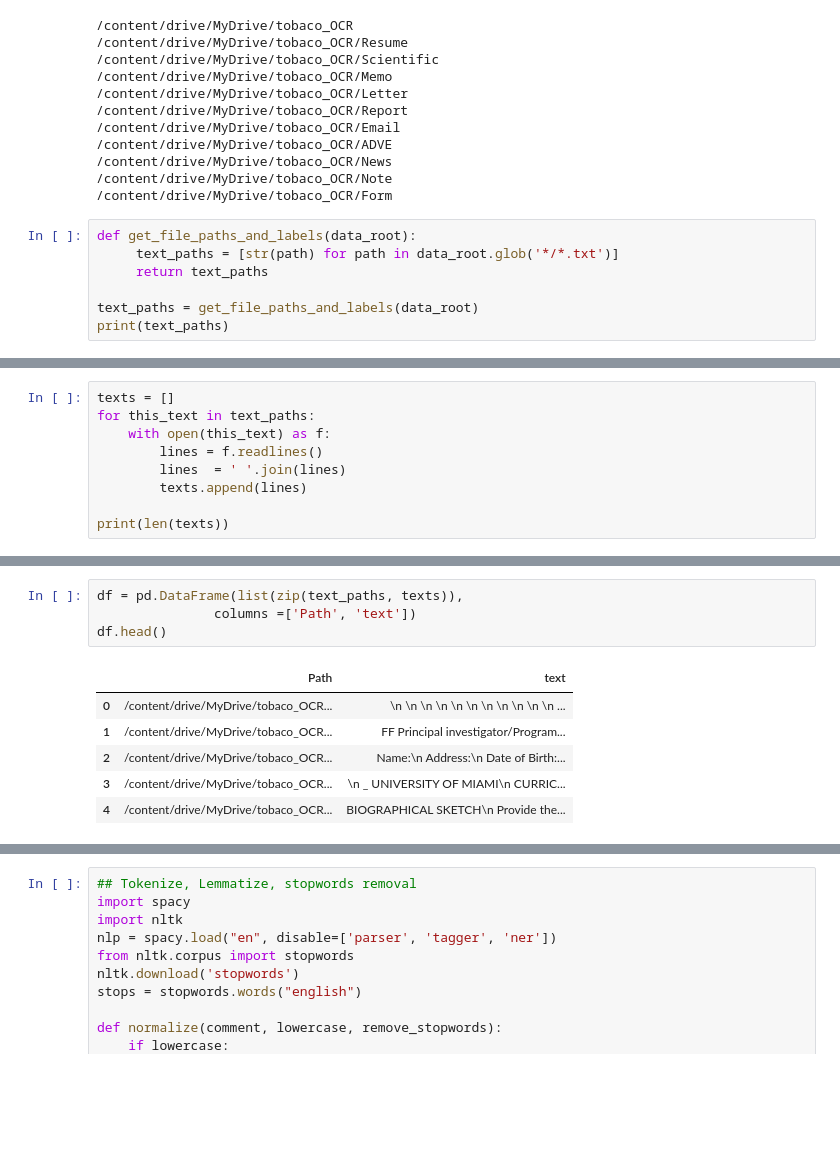
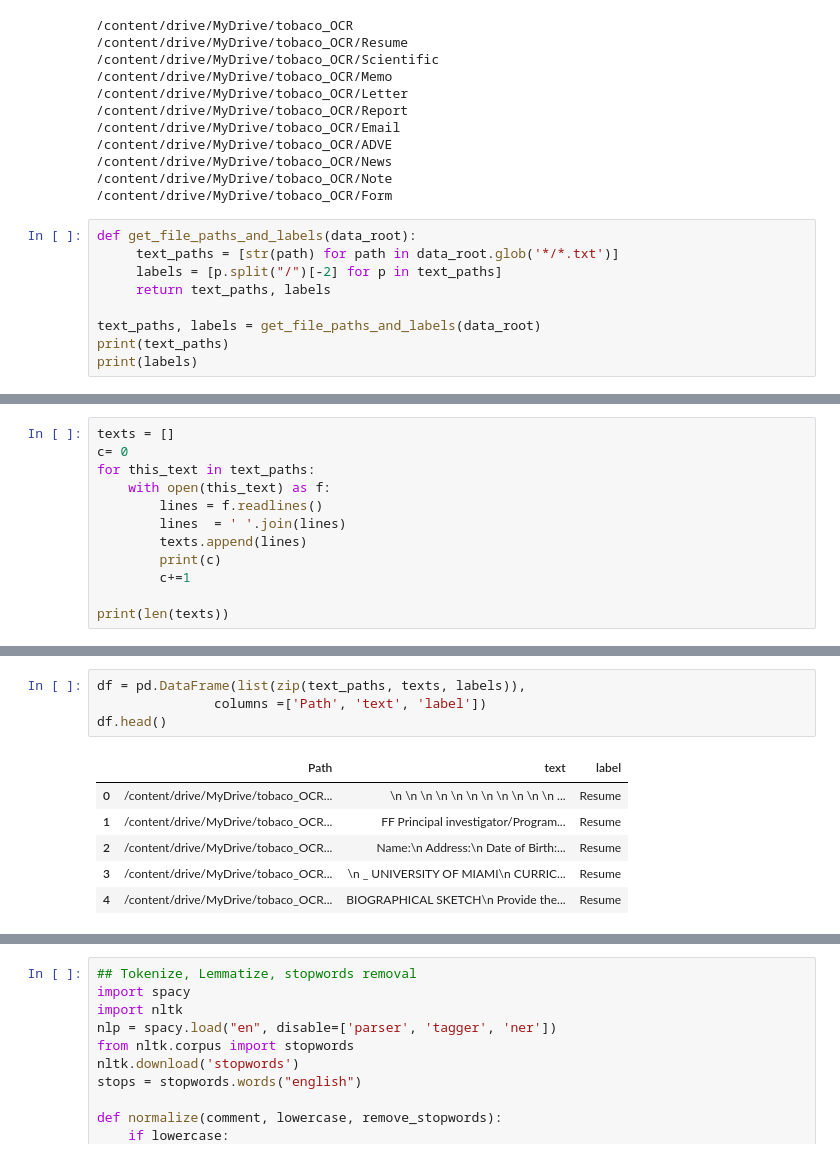
Before and after one commit to R4HUL-ROY/Multimodal_feature_extraction, a Jupyter notebook: tobaco3482_FASTTEXT.ipynb, the cells around one changed output, grey strips where cells are left out. Cells and saved outputs as stored; diff of their text form; blank space fills up the shorter version.

```diff
--- a/tobaco3482_FASTTEXT.ipynb
+++ b/tobaco3482_FASTTEXT.ipynb
@@ -26,9 +26,11 @@ for item in data_root.iterdir():
 # %%
 def get_file_paths_and_labels(data_root):
      text_paths = [str(path) for path in data_root.glob('*/*.txt')]
-     return text_paths
+     labels = [p.split("/")[-2] for p in text_paths]
+     return text_paths, labels
 
-text_paths = get_file_paths_and_labels(data_root)
+text_paths, labels = get_file_paths_and_labels(data_root)
 print(text_paths)
+print(labels)
 # %% [output]
 ['/content/drive/MyDrive/tobaco_OCR/Resume/50521422-1423.txt', '/content/drive/MyDrive/tobaco_OCR/Resume/50630631-0632.txt', '/content/drive/MyDrive/tobaco_OCR/Resume/40028776-8777.txt', '/content/dri ...
@@ -35,10 +38,13 @@ print(text_paths)
 # %%
 texts = []
+c= 0
 for this_text in text_paths:
     with open(this_text) as f:
         lines = f.readlines()
         lines  = ' '.join(lines)
         texts.append(lines)
+        print(c)
+        c+=1
 
 print(len(texts))
 # %% [output]
@@ -45,15 +67,15 @@ print(len(texts))
 3492
 # %%
-df = pd.DataFrame(list(zip(text_paths, texts)),
-               columns =['Path', 'text'])
+df = pd.DataFrame(list(zip(text_paths, texts, labels)),
+               columns =['Path', 'text', 'label'])
 df.head()
 # %% [output]
-|  | Path | text |
-| 0 | /content/drive/MyDrive/tobaco_OCR... | \n \n \n \n \n \n \n \n \n \n \n ... |
-| 1 | /content/drive/MyDrive/tobaco_OCR... | FF Principal investigator/Program... |
-| 2 | /content/drive/MyDrive/tobaco_OCR... | Name:\n Address:\n Date of Birth:... |
-| 3 | /content/drive/MyDrive/tobaco_OCR... | \n _ UNIVERSITY OF MIAMI\n CURRIC... |
-| 4 | /content/drive/MyDrive/tobaco_OCR... | BIOGRAPHICAL SKETCH\n Provide the... |
+|  | Path | text | label |
+| 0 | /content/drive/MyDrive/tobaco_OCR... | \n \n \n \n \n \n \n \n \n \n \n ... | Resume |
+| 1 | /content/drive/MyDrive/tobaco_OCR... | FF Principal investigator/Program... | Resume |
+| 2 | /content/drive/MyDrive/tobaco_OCR... | Name:\n Address:\n Date of Birth:... | Resume |
+| 3 | /content/drive/MyDrive/tobaco_OCR... | \n _ UNIVERSITY OF MIAMI\n CURRIC... | Resume |
+| 4 | /content/drive/MyDrive/tobaco_OCR... | BIOGRAPHICAL SKETCH\n Provide the... | Resume |
 # %%
 import re
 df['text'] = [re.sub(r'[^\w\s]','',s) for s in df['text']]
```
Also changed, not shown: parts of 12 cells of this notebook.
